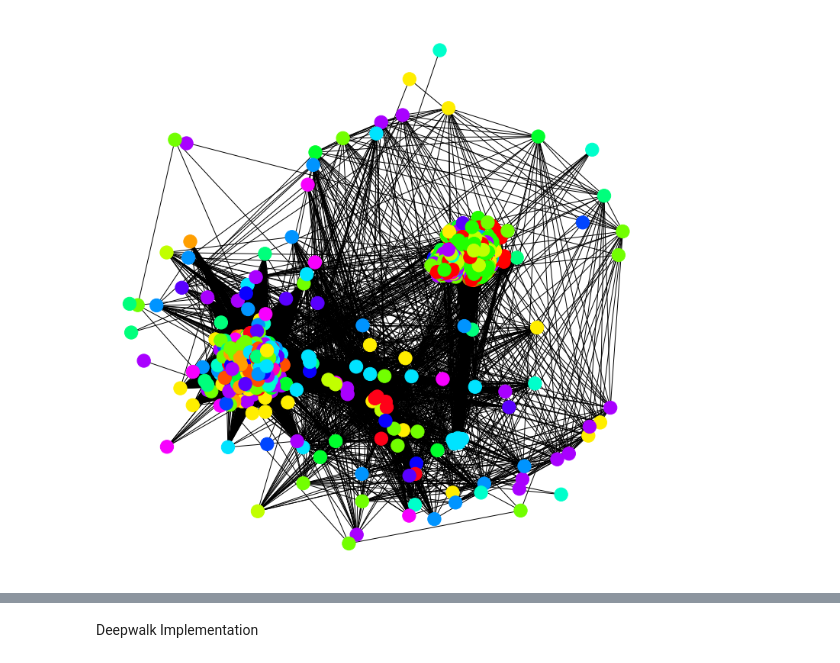
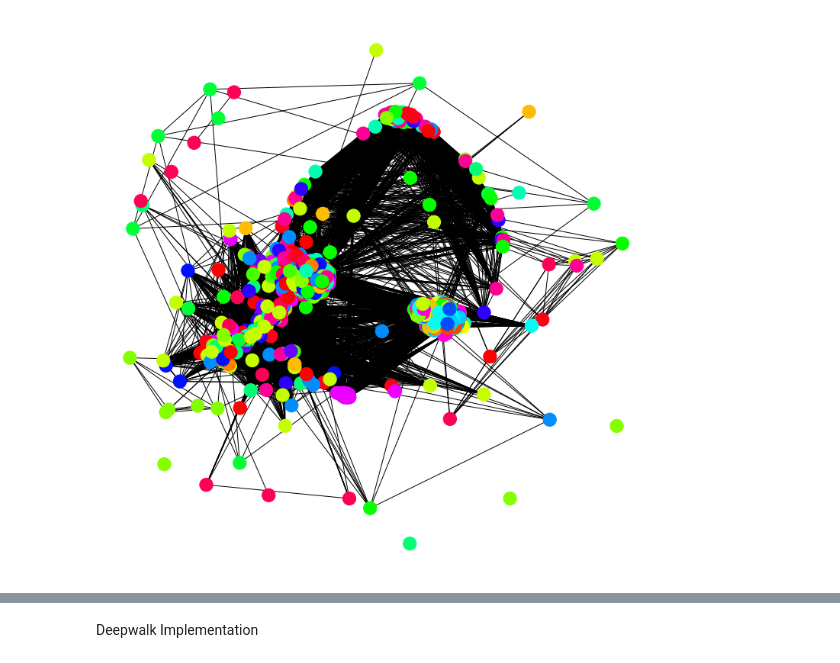
Before and after one commit to cbbruss/arthropod, a Jupyter notebook: notebooks/N2V_Embeddings.ipynb, the cells around one changed output, grey strips where cells are left out. Cells and saved outputs as stored; diff of their text form; code cells hidden in the pictures.

```diff
--- a/notebooks/N2V_Embeddings.ipynb
+++ b/notebooks/N2V_Embeddings.ipynb
@@ -99,9 +94,9 @@ cluster_data.shape
 # %%
-kmeans = KMeans(n_clusters=20)
+kmeans = KMeans(n_clusters=25)
 kmeans.fit(cluster_data)
 
 cluster_labels = kmeans.fit_predict(cluster_data)
-# sc = SpectralClustering(15,
+# sc = SpectralClustering(22,
 #                         n_init=100,
 #                         assign_labels='discretize')
 # cluster_labels = sc.fit_predict(cluster_data)
@@ -134,10 +129,17 @@ for node, lab in zip(labeled_nodes, cluster_labels):
 # %%
 arthrograph = nx.Graph()
 # %%
-arthrograph.add_nodes_from(mg.files, bipartite=0)
-arthrograph.add_nodes_from(mg.funcs, bipartite=1)
+arthrograph.add_nodes_from(labeled_nodes, bipartite=0)
 
-arthrograph.add_edges_from(mg.file_funcs)
+labeled_funcs = []
+labeled_edges = []
+for ff in mg.file_funcs:
+    if ff[0] in labeled_nodes:
+        labeled_funcs.append(ff[1])
+        labeled_edges.append(ff)
+arthrograph.add_nodes_from(labeled_funcs, bipartite=1)
+
+arthrograph.add_edges_from(labeled_edges)
 
 # color_map = []
 # for node in arthrograph:
@@ -152,3 +158,4 @@ arthrograph.add_edges_from(mg.file_funcs)
 # %%
-file_graph = bipartite.weighted_projected_graph(arthrograph, mg.files, ratio=True)
+file_graph = bipartite.weighted_projected_graph(arthrograph, labeled_nodes, ratio=True)
 # nx.draw(file_graph)
+arthrograph = None
@@ -157,13 +173,15 @@ labeled_file_graph = file_graph.subgraph(labeled_nodes)
 # nx.draw(labeled_file_graph)
 # %%
-HSV = cm.get_cmap('hsv', 20)
+HSV = cm.get_cmap('hsv', 25)
 # cs = {0: 'blue', 1: 'red', 2:'green', 3:'yellow', 4:'orange', 5:'purple', 6: 'teal', 7:'', 8, 9}
 # %%
+plt.rcParams['figure.figsize'] = [10, 10]
+
 pos = nx.spring_layout(labeled_file_graph)
 
 nx.draw(labeled_file_graph, pos, node_color=[HSV(class_map[x]) for x in labeled_file_graph.nodes])
 # %% [output]
-[figure, old version]
+[figure, new version]
 # %%
 # nx.draw(labeled_file_graph, pos, node_color=[HSV(class_map[x]) for x in labeled_file_graph.nodes])
 
```
Also changed, not shown: parts of 38 cells of this notebook.
